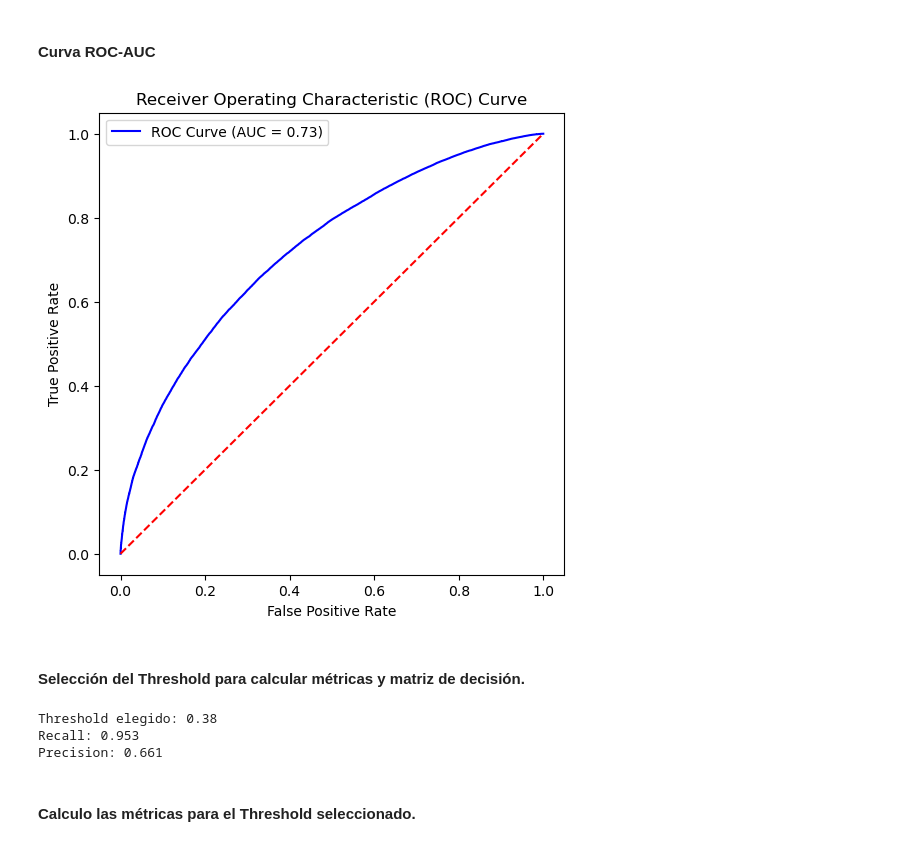
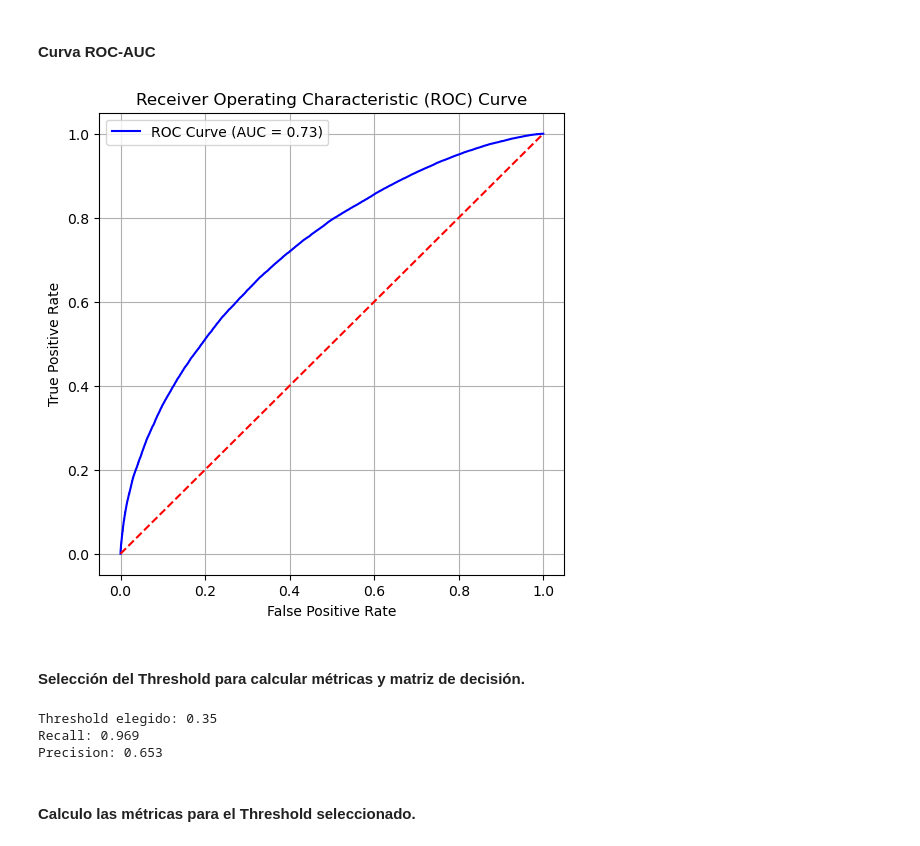
Before and after one commit to iredondosan/ML_Diabetes_Prediction_Challenge, a Jupyter notebook: notebooks/ML_Diabetes_Model_Nacho.ipynb, the cells around one changed output. Saved outputs shown, nothing was run; the diff lists cells and outputs as text; code cells hidden in the pictures.

Commit message:
He cambiado el threshold para conseguir un recall un poco más alto.

```diff
--- a/notebooks/ML_Diabetes_Model_Nacho.ipynb
+++ b/notebooks/ML_Diabetes_Model_Nacho.ipynb
@@ -589,24 +585,25 @@ best_model_lgb = lgb_model_search.best_estimator_
 # %%
 y_val_pred_prob = best_model_lgb.predict_proba(X_val)[:, 1] # Probabilidades de la clase positiva
 fpr, tpr, thresholds = roc_curve(y_val, y_val_pred_prob)
-
+roc_auc = auc(fpr, tpr)
 plt.figure(figsize=(6,6))
 plt.plot(fpr, tpr, color='blue', label=f'ROC Curve (AUC = {roc_auc:.2f})')
 plt.plot([0, 1], [0, 1], color='red', linestyle='--')
 plt.xlabel('False Positive Rate')
 plt.ylabel('True Positive Rate')
 plt.title('Receiver Operating Characteristic (ROC) Curve')
+plt.grid(True)
 plt.legend()
 plt.show()
 # %% [output]
-[figure, old version]
+[figure, new version]
 # %% [markdown]
 #### Selección del Threshold para calcular métricas y matriz de decisión.
 # %%
-# Calculo el threshold que maximiza la precisión manteniendo un recall mínimo del 95%
+# Calculo el threshold que maximiza la precisión manteniendo un recall mínimo del 96%
 y_val_pred_prob = best_model_lgb.predict_proba(X_val)[:, 1] # Probabilidades de la clase positiva
 thresholds = np.linspace(0, 1, 101) # umbrales de 0.0 a 1.0
-min_recall = 0.95
+min_recall = 0.965
 
 candidates = []
 
@@ -626,9 +623,9 @@ print(f"Threshold elegido: {best_threshold:.2f}")
 print(f"Recall: {best_recall:.3f}")
 print(f"Precision: {best_precision:.3f}")
 # %% [output]
-Threshold elegido: 0.38
-Recall: 0.953
-Precision: 0.661
+Threshold elegido: 0.35
+Recall: 0.969
+Precision: 0.653
 # %% [markdown]
 #### Calculo las métricas para el Threshold seleccionado.
 # %%
```
Also changed, not shown: parts of 3 cells of this notebook.
